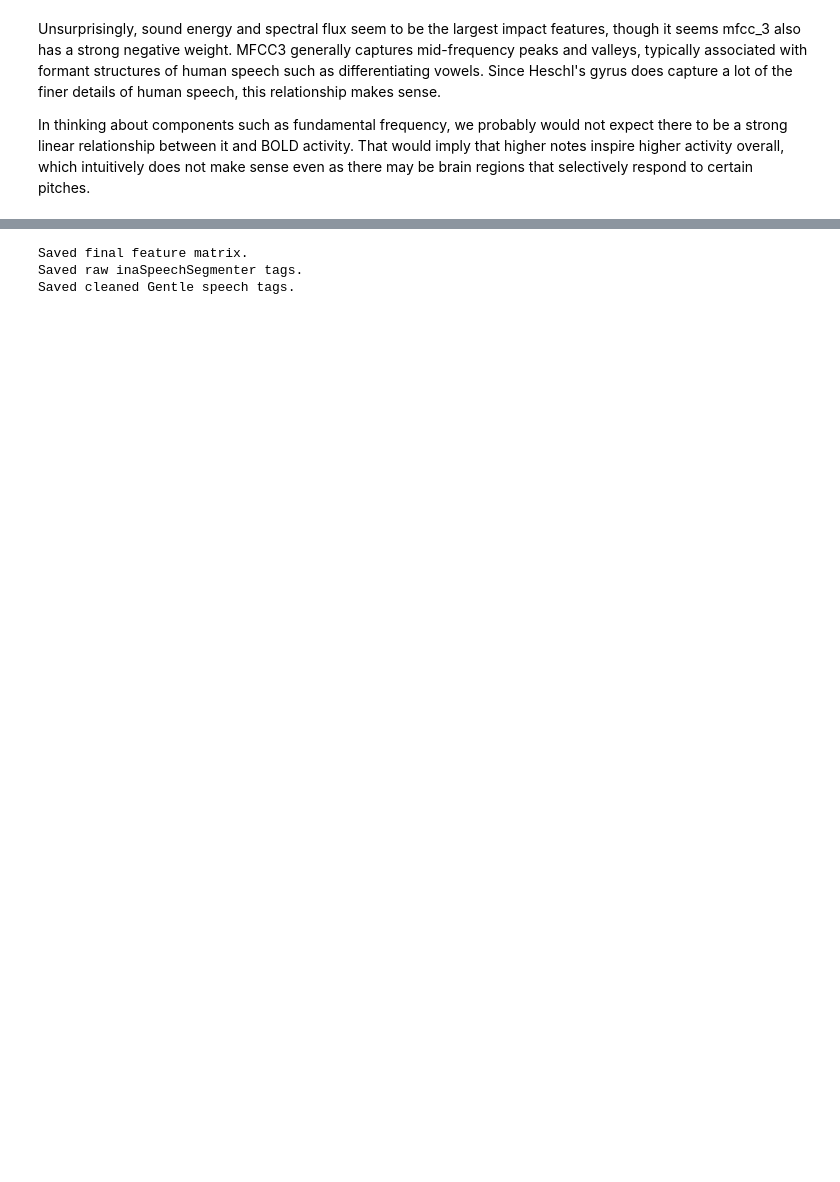
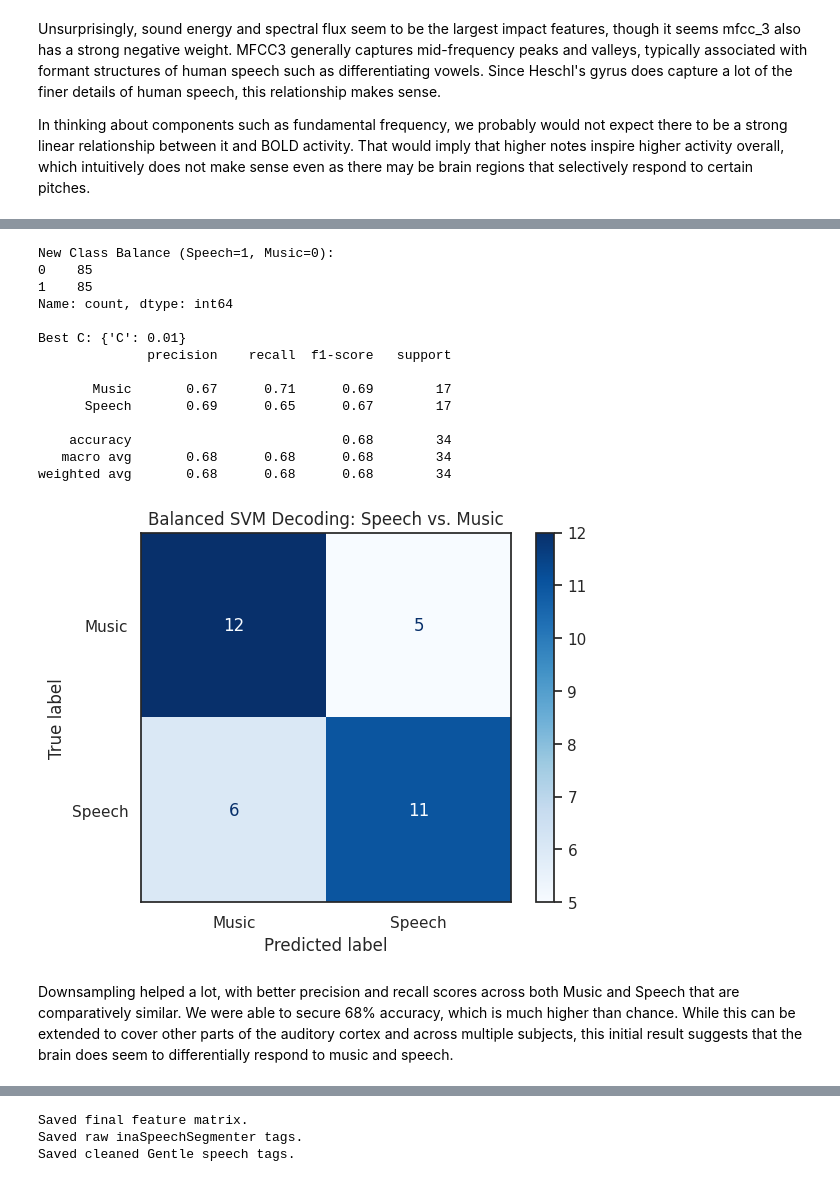
Before and after one commit to daniel-h-liu/neu480-final-project, a Jupyter notebook: startup.ipynb, the cells around one changed output, grey strips where cells are left out. Drawn from its saved outputs; the diff is of its cells as text; code cells hidden in the pictures; blank space fills up the shorter version.

```diff
--- a/startup.ipynb
+++ b/startup.ipynb
@@ -704,0 +788,76 @@ For this analysis, we want to go the other direction: given brain activity, can
+# %%
+# Split into speech and music dataframes
+clean_df = aligned_features[only_mask].copy()
+df_speech = clean_df[clean_df['is_speech'] == 1]
+df_music = clean_df[clean_df['is_music'] == 1]
+
+# Downsample the Speech TRs to match the number of Music TRs (85)
+df_speech_downsampled = resample(
+    df_speech,
+    replace=False,
+    n_samples=len(df_music)
+)
+
+# Recombine the two label dataframes and shuffle them
+df_balanced = pd.concat([df_speech_downsampled, df_music]).sample(frac=1)
+
+# Extract the brain data and labels associated with these shuffled balanced labels
+# Using df_balanced.index guarantees we slice the exact matching rows from the brain array!
+X_balanced = time_series[df_balanced.index]
+Y_balanced = df_balanced['is_speech'].astype(int).values
+
+# Verify there is an even split now
+print(f"New Class Balance (Speech=1, Music=0):\n{pd.Series(Y_balanced).value_counts()}")
+
+# Split into training and testing sets
+X_train, X_test, Y_train, Y_test = train_test_split(
+    X_balanced, Y_balanced, test_size=0.2, stratify=Y_balanced
+)
+
+# Standardize training data
+scaler = StandardScaler()
+X_train = scaler.fit_transform(X_train)
+X_test = scaler.transform(X_test)
+
+# Setup and run GridSearchCV with linear SVM
+param_grid = {'C': [0.001, 0.01, 0.1, 1.0, 10.0, 100.0]}
+base_svm_bal = SVC(kernel='linear')
+grid_search_bal = GridSearchCV(
+    estimator=base_svm_bal,
+    param_grid=param_grid,
+    cv=5,
+    scoring='accuracy'
+)
+grid_search_bal.fit(X_train, Y_train)
+
+print(f"\nBest C: {grid_search_bal.best_params_}")
+
+# Evaluate model
+Y_pred = grid_search_bal.predict(X_test)
+
+# Metrics
+print(classification_report(Y_test, Y_pred, target_names=['Music', 'Speech']))
+ConfusionMatrixDisplay.from_predictions(
+    Y_test, Y_pred, display_labels=['Music', 'Speech'], cmap='Blues'
+)
+plt.title("Balanced SVM Decoding: Speech vs. Music")
+plt.grid(False)
+plt.show()
+# %% [output]
+New Class Balance (Speech=1, Music=0):
+0    85
+1    85
+Name: count, dtype: int64
+
+Best C: {'C': 0.01}
+              precision    recall  f1-score   support
+
+       Music       0.67      0.71      0.69        17
+      Speech       0.69      0.65      0.67        17
+
+    accuracy                           0.68        34
+   macro avg       0.68      0.68      0.68        34
+weighted avg       0.68      0.68      0.68        34
+[figure, added]
+# %% [markdown]
+Downsampling helped a lot, with better precision and recall scores across both Music and Speech that are comparatively similar. We were able to secure 68% accuracy, which is much higher than chance. While this can be extended to cover other parts of the auditory cortex and across multiple subjects, this initial result suggests that the brain does seem to differentially respond to music and speech.
```
Also changed, not shown: parts of 33 cells of this notebook, 1 other file.
